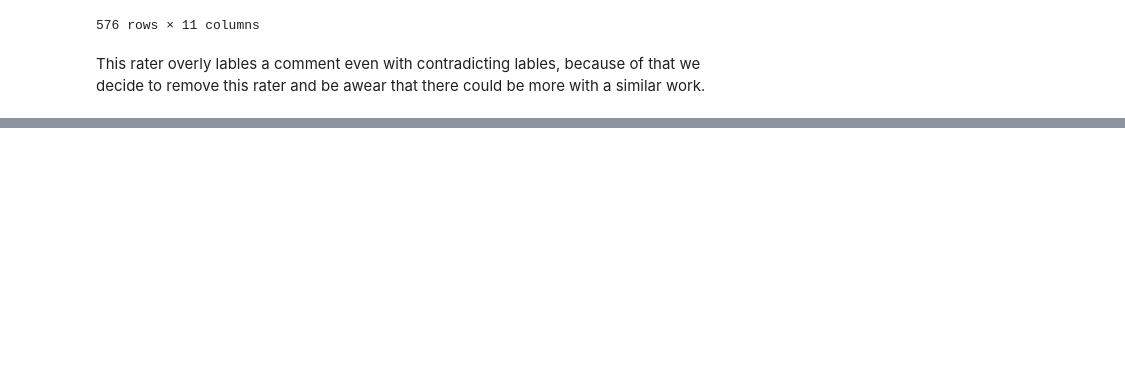
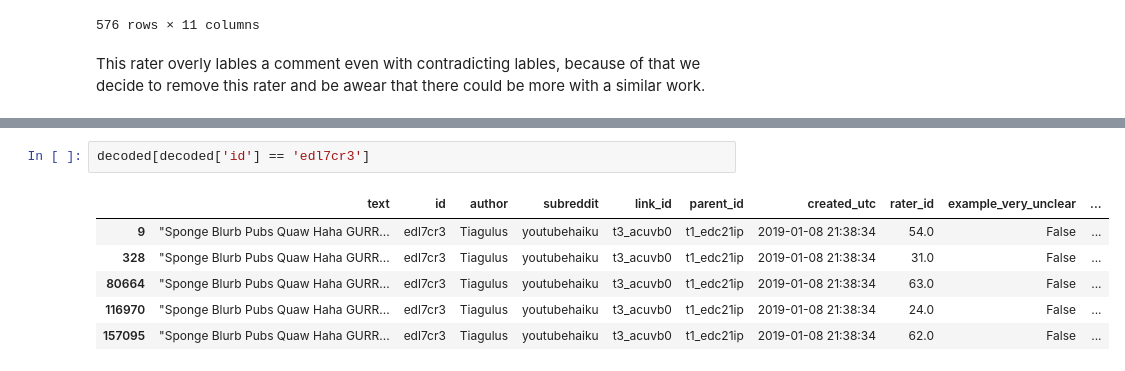
Before and after one commit to yanazlatanova/emotion-recognition, a Jupyter notebook: notebooks/01_exploration.ipynb, the cells around one changed output, grey strips where cells are left out. Drawn from its saved outputs; the diff is of its cells as text; blank space fills up the shorter version.

```diff
--- a/notebooks/01_exploration.ipynb
+++ b/notebooks/01_exploration.ipynb
@@ -545,0 +650,9 @@ word_tokenize(decoded["text"][1])
+# %%
+decoded[decoded['id'] == 'edl7cr3']
+# %% [output]
+|  | text | id | author | subreddit | link_id | parent_id | created_utc | rater_id | example_very_unclear | ... |
+| 9 | "Sponge Blurb Pubs Quaw Haha GURR... | edl7cr3 | Tiagulus | youtubehaiku | t3_acuvb0 | t1_edc21ip | 2019-01-08 21:38:34 | 54.0 | False | ... |
+| 328 | "Sponge Blurb Pubs Quaw Haha GURR... | edl7cr3 | Tiagulus | youtubehaiku | t3_acuvb0 | t1_edc21ip | 2019-01-08 21:38:34 | 31.0 | False | ... |
+| 80664 | "Sponge Blurb Pubs Quaw Haha GURR... | edl7cr3 | Tiagulus | youtubehaiku | t3_acuvb0 | t1_edc21ip | 2019-01-08 21:38:34 | 63.0 | False | ... |
+| 116970 | "Sponge Blurb Pubs Quaw Haha GURR... | edl7cr3 | Tiagulus | youtubehaiku | t3_acuvb0 | t1_edc21ip | 2019-01-08 21:38:34 | 24.0 | False | ... |
+| 157095 | "Sponge Blurb Pubs Quaw Haha GURR... | edl7cr3 | Tiagulus | youtubehaiku | t3_acuvb0 | t1_edc21ip | 2019-01-08 21:38:34 | 62.0 | False | ... |
```
Also changed, not shown: parts of 19 cells of this notebook.
